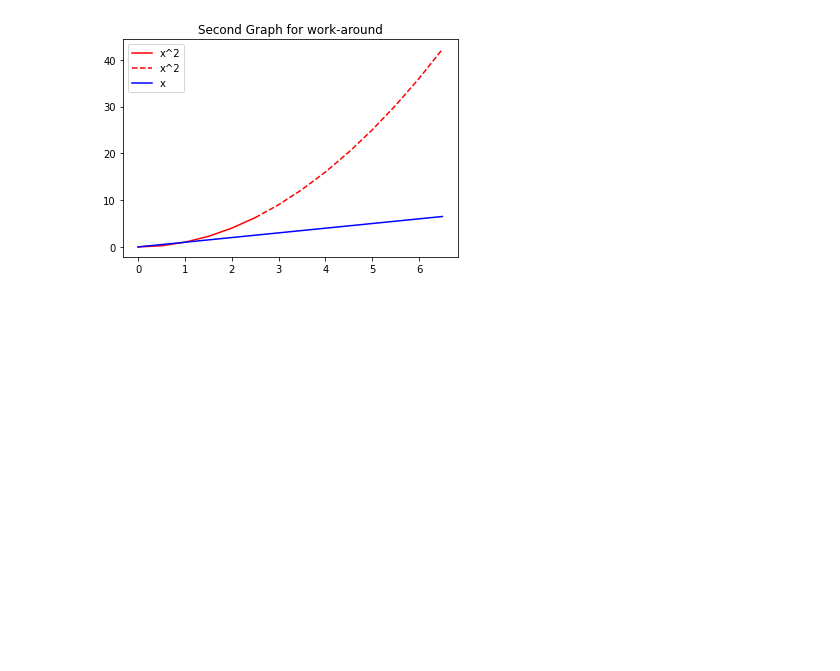
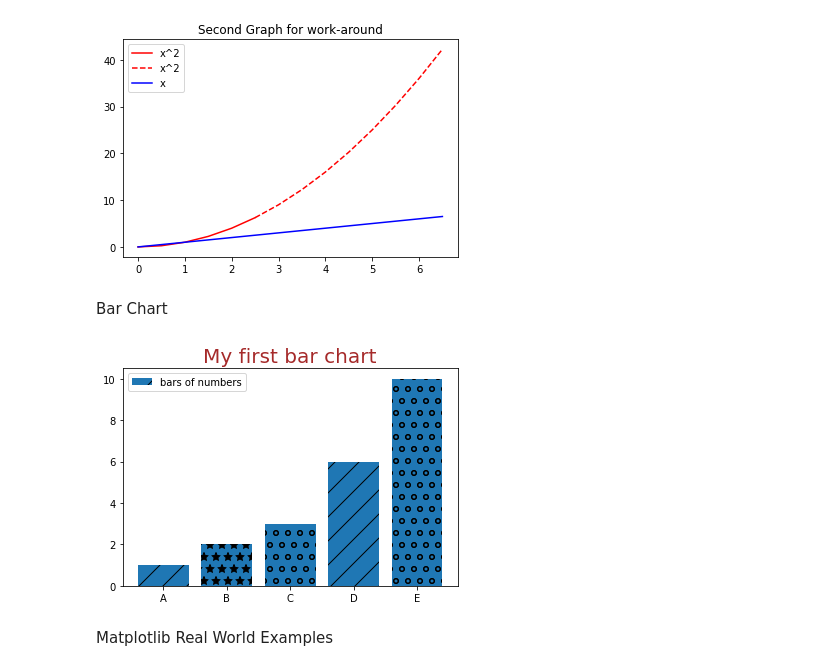
Before and after one commit to palleramcharan/Pythonpractice, a Jupyter notebook: FreeCodeCampPractice.ipynb, the cells around one changed output. Saved outputs shown, nothing was run; the diff lists cells and outputs as text; code cells hidden in the pictures; blank space fills up the shorter version.

```diff
--- a/FreeCodeCampPractice.ipynb
+++ b/FreeCodeCampPractice.ipynb
@@ -394,3 +394,31 @@ plt.show()
 
 [ 0  1  2  3  4  5  6  7  8  9 10 11 12 13 14]
 [figure]
+# %% [markdown]
+Bar Chart
+# %%
+axis1=["A","B","C","D","E"]
+axis2=[1,2,3,6,10]
+print(" ")
+plt.title("My first bar chart",{'fontsize':20,'fontweight' : 3,'color' :"brown"})
+bars1=plt.bar(axis1,axis2,label="bars of numbers")
+#to shade the bar lables
+#bar[0].set_hatch("/")
+#bar[1].set_hatch("o")
+#bar[2].set_hatch("*")
+#bar[3].set_hatch(".")
+#bar[4].set_hatch("/")
+
+
+#or we can use for loop
+patterns = ["/","*","o","/","o"]
+for bar in bars1:
+  bar.set_hatch(patterns.pop(0))
+
+plt.legend()
+plt.show()
+print(" ")
+# %% [output]
+[figure, added]
+# %% [markdown]
+Matplotlib Real World Examples
```
Also changed, not shown: parts of 6 cells of this notebook.
